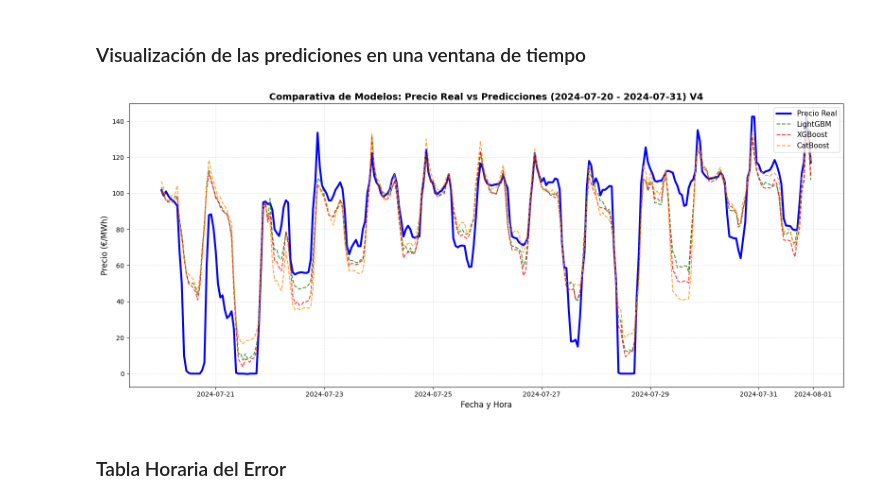
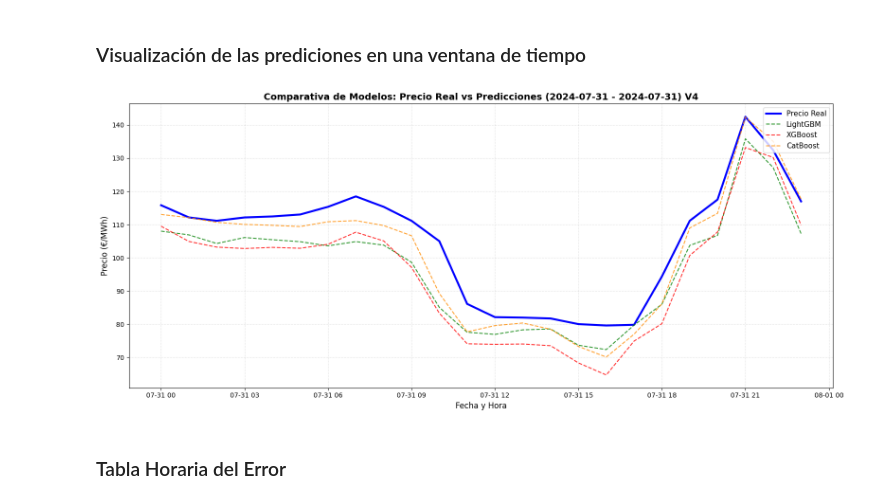
Before and after one commit to JaimeSa03/TFG_Model_Predictor, a Jupyter notebook: Experimentos/Metodos_Ensamblados/Experimento 4/Experimento_4.ipynb, the cells around one changed output. Cells and saved outputs as stored; diff of their text form; code cells hidden in the pictures.

```diff
--- a/Experimentos/Metodos_Ensamblados/Experimento 4/Experimento_4.ipynb
+++ b/Experimentos/Metodos_Ensamblados/Experimento 4/Experimento_4.ipynb
@@ -229,40 +229,40 @@ import pandas as pd
 # =======================================================================================
 # Filtramos un tramo corto (ej. primera quincena de enero de 2024)
 df_resultados_csv = pd.read_csv('predicciones_V4_2024.csv', index_col=0, parse_dates=True)
-df_plot = df_resultados_csv.loc['2024-07-20':'2024-07-31'] #ejemplo: Cambiar a '2024-01-01:'2024-01-15' para ver solo la primera quincena
+df_plot = df_resultados_csv.loc['2024-07-31':'2024-07-31'] #ejemplo: Cambiar a '2024-01-01:'2024-01-15' para ver solo la primera quincena
 
 plt.figure(figsize=(16, 7))
 
 # 1. Línea del Precio Real (Azul, continua y más gruesa para que destaque)
 plt.plot(df_plot.index, df_plot['Precio_Real'],
          label='Precio Real', color='blue', linewidth=3)
 
 # 2. Línea LightGBM (Verde, punteada)
 plt.plot(df_plot.index, df_plot['Prediccion_LightGBM'],
          label='LightGBM', color='green', linestyle='--', linewidth=1.5, alpha=0.8)
 
 # 3. Línea XGBoost (Rojo, punteada)
 plt.plot(df_plot.index, df_plot['Prediccion_XGBoost'],
          label='XGBoost', color='red', linestyle='--', linewidth=1.5, alpha=0.8)
 
 # 4. Línea CatBoost (Naranja, punteada)
 plt.plot(df_plot.index, df_plot['Prediccion_CatBoost'],
          label='CatBoost', color='darkorange', linestyle='--', linewidth=1.5, alpha=0.8)
 
 # Añadimos títulos y diseño
 plt.title('Comparativa de Modelos: Precio Real vs Predicciones (' + str(df_plot.index[0].date()) + ' - ' + str(df_plot.index[-1].date()) + ') V4', fontsize=14, fontweight='bold')
 plt.xlabel('Fecha y Hora', fontsize=12)
 plt.ylabel('Precio (€/MWh)', fontsize=12)
 plt.legend(loc='upper right', fontsize=11)
 plt.grid(True, linestyle=':', alpha=0.6)
 
 plt.tight_layout()
 
 # Guardamos y mostramos
 plt.savefig('grafico_comparativa_3modelos_(' + str(df_plot.index[0].date()) + ' - ' + str(df_plot.index[-1].date()) + ')_V4_2024.png', dpi=300)
 plt.show()
 # %% [output]
-[figure, old version]
+[figure, new version]
 # %% [markdown]
 ### Tabla Horaria del Error
 # %% [markdown]
```
Also changed, not shown: 12 other files.
